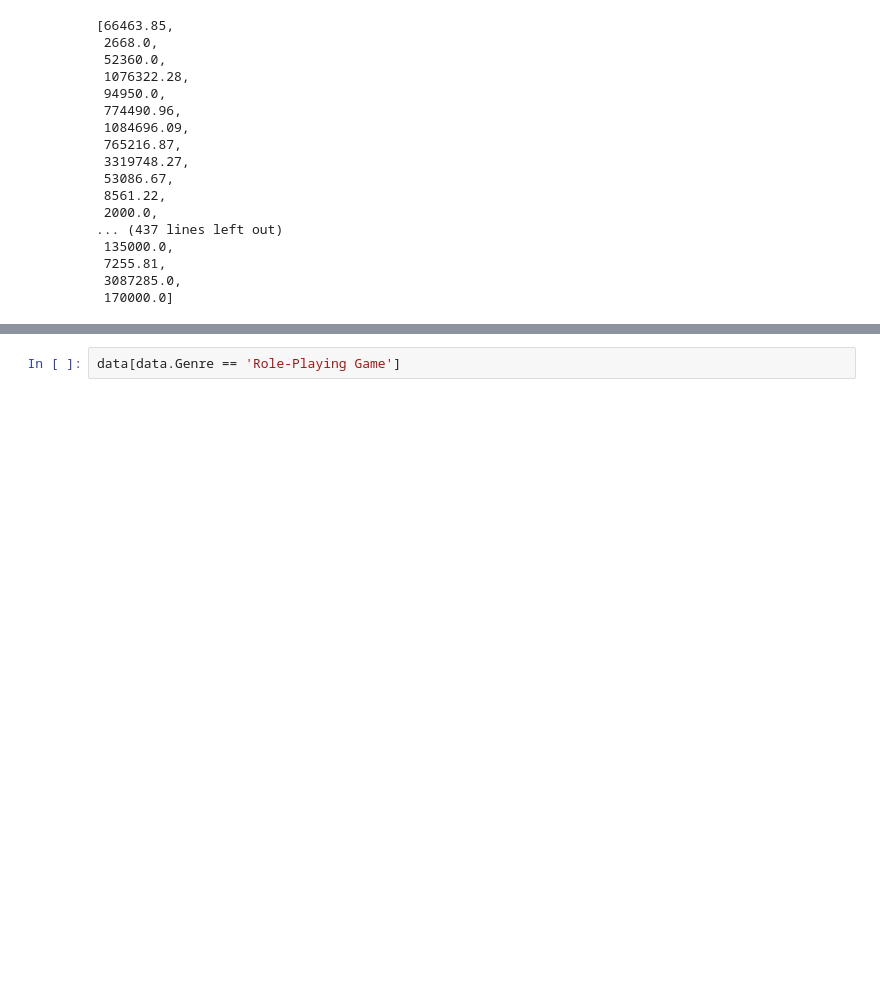
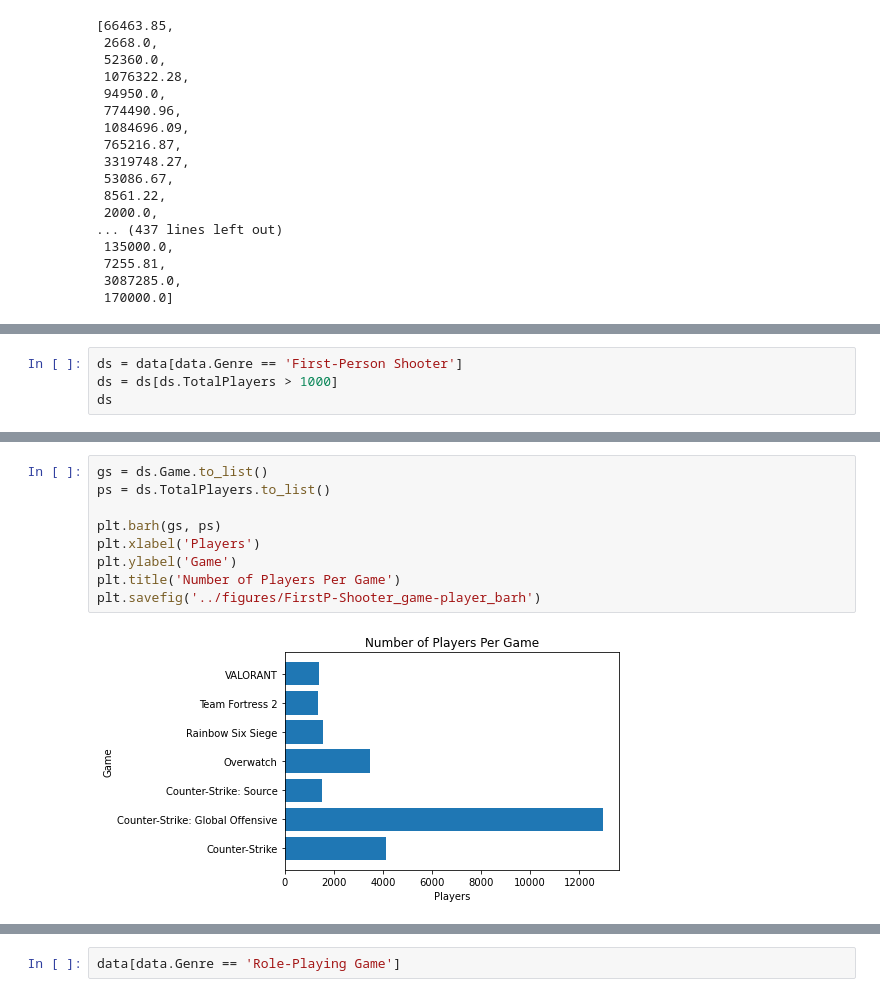
Before and after one commit to Al-Cap/Popular-Esport-Game, a Jupyter notebook: Notebook/Untitled.ipynb, the cells around one changed output, grey strips where cells are left out. Cells and saved outputs as stored; diff of their text form; blank space fills up the shorter version.

```diff
--- a/Notebook/Untitled.ipynb
+++ b/Notebook/Untitled.ipynb
@@ -161,0 +164,4 @@ plt.savefig('../figures/genre-ply_barh.png')
+# %%
+ds = data[data.Genre == 'First-Person Shooter']
+ds = ds[ds.TotalPlayers > 1000]
+ds
@@ -162,3 +177,14 @@ plt.savefig('../figures/genre-ply_barh.png')
+# %%
+gs = ds.Game.to_list()
+ps = ds.TotalPlayers.to_list()
+
+plt.barh(gs, ps)
+plt.xlabel('Players')
+plt.ylabel('Game')
+plt.title('Number of Players Per Game')
+plt.savefig('../figures/FirstP-Shooter_game-player_barh')
+# %% [output]
+[figure, added]
 # %%
 plt.barh(genre, tour)
 plt.ylabel('Genre')
```
Also changed, not shown: parts of 19 cells of this notebook, 10 other files.
